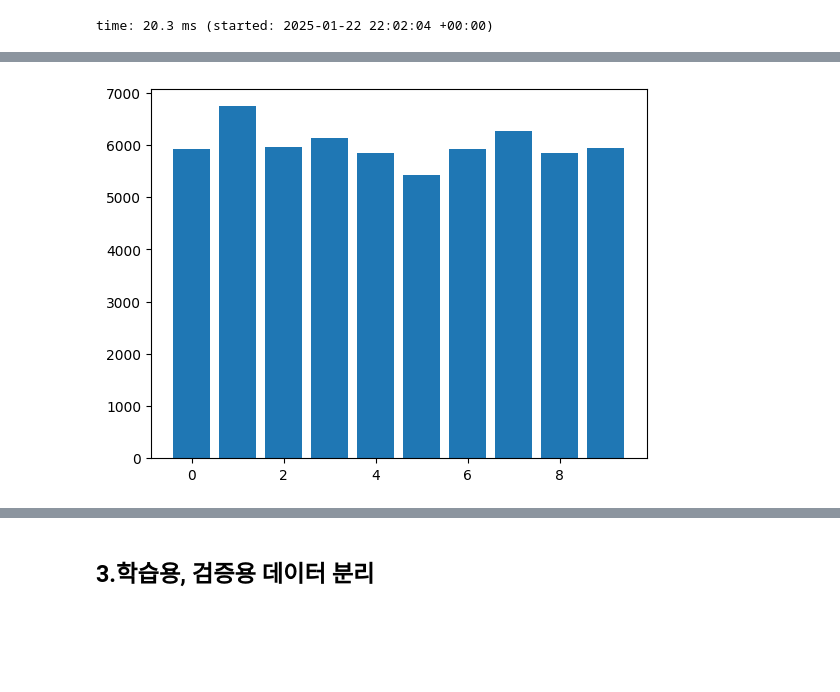
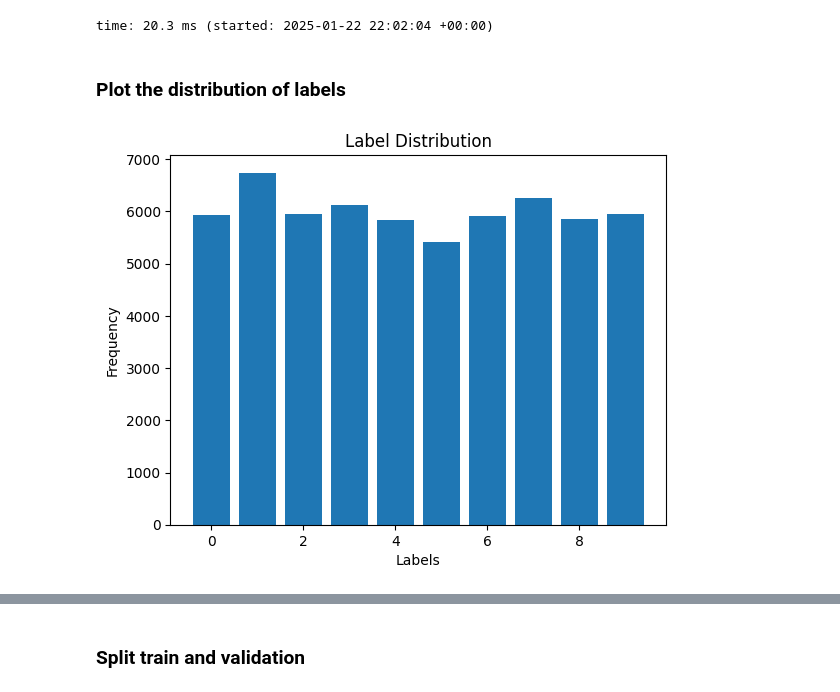
Before and after one commit to 20161609/AI-Tech-Learning, a Jupyter notebook: 15_nn_multi_mnist.ipynb, the cells around one changed output, grey strips where cells are left out. Cells and saved outputs as stored; diff of their text form; code cells hidden in the pictures; blank space fills up the shorter version.

```diff
--- a/15_nn_multi_mnist.ipynb
+++ b/15_nn_multi_mnist.ipynb
@@ -98,6 +104,13 @@ sr
 | 9 | 5949 |
 dtype: int64
 time: 20.3 ms (started: 2025-01-22 22:02:04 +00:00)
+# %% [markdown]
+### Plot the distribution of labels
 # %%
 plt.bar(sr.index, sr)
+plt.title('Label Distribution')
+plt.xlabel('Labels')
+plt.ylabel('Frequency')
+plt.show()
 # %% [output]
+[figure, new version]
@@ -105 +117,0 @@ plt.bar(sr.index, sr)
-[figure, old version]
@@ -107,5 +118,5 @@ time: 237 ms (started: 2025-01-22 22:02:04 +00:00)
-# %% [markdown]
-## 3.학습용, 검증용 데이터 분리
+# %% [markdown]
+### Split train and validation
 # %%
 from sklearn.model_selection import train_test_split
 
```
Also changed, not shown: parts of 71 cells of this notebook.
